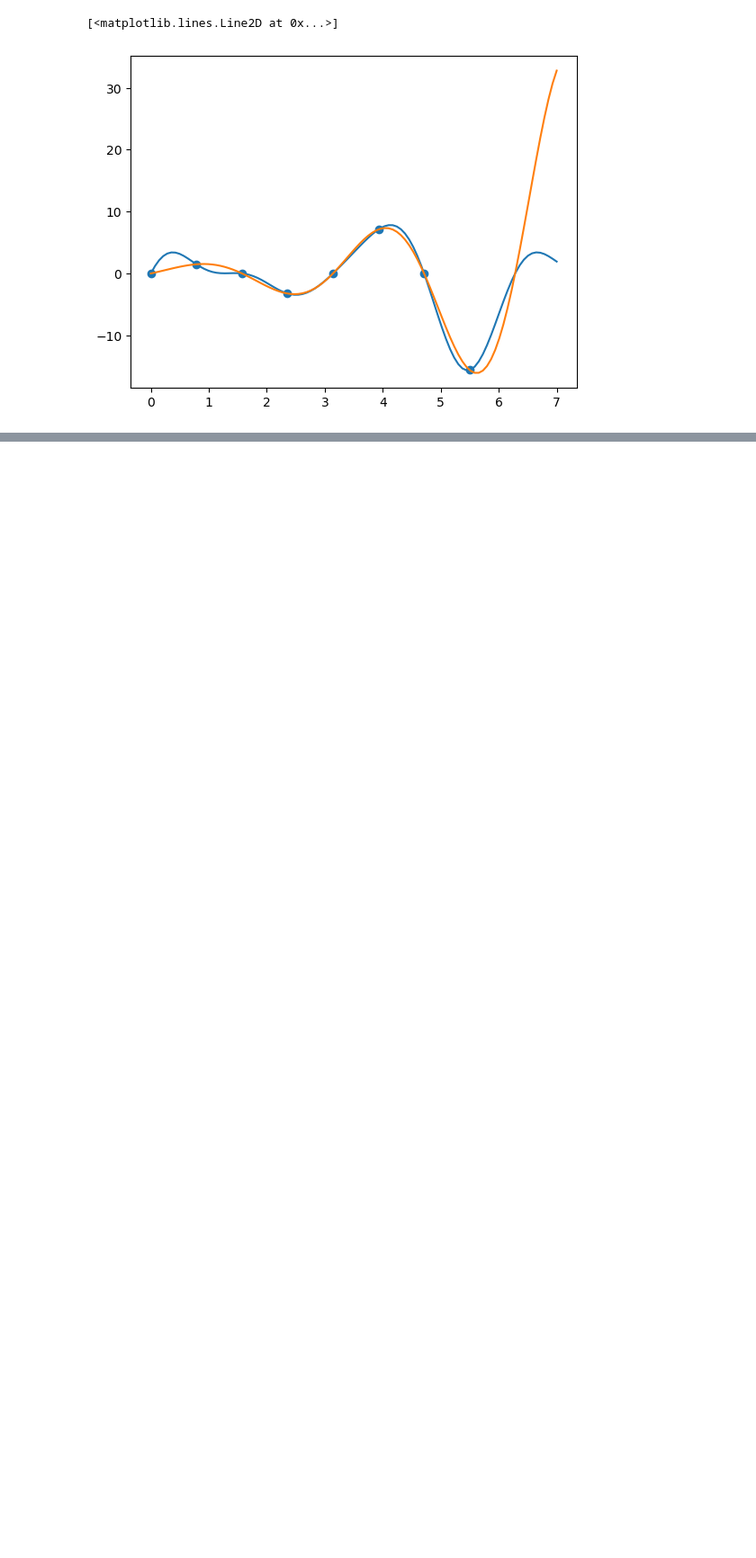
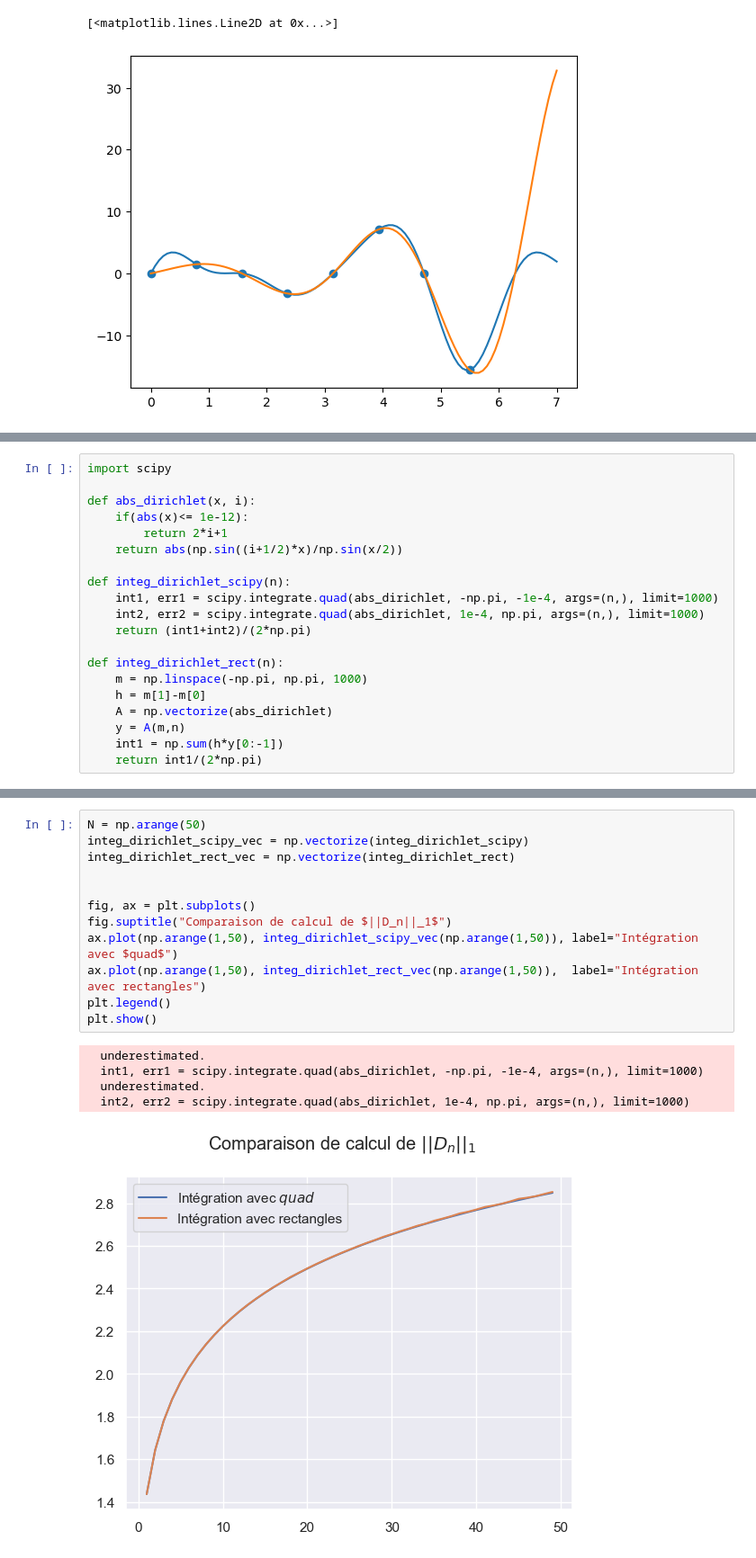
Before and after one commit to PolTibau/Fourier-Discrete, a Jupyter notebook: TP/TP2.ipynb, the cells around one changed output, grey strips where cells are left out. Shown at 90% size. Saved outputs shown, nothing was run; the diff lists cells and outputs as text; blank space fills up the shorter version.

```diff
--- a/TP/TP2.ipynb
+++ b/TP/TP2.ipynb
@@ -306,0 +379,20 @@ ax.plot(S, f(S), label="True function")
+# %%
+import scipy
+
+def abs_dirichlet(x, i):
+    if(abs(x)<= 1e-12):
+        return 2*i+1
+    return abs(np.sin((i+1/2)*x)/np.sin(x/2))
+
+def integ_dirichlet_scipy(n):
+    int1, err1 = scipy.integrate.quad(abs_dirichlet, -np.pi, -1e-4, args=(n,), limit=1000)
+    int2, err2 = scipy.integrate.quad(abs_dirichlet, 1e-4, np.pi, args=(n,), limit=1000)
+    return (int1+int2)/(2*np.pi)
+
+def integ_dirichlet_rect(n):
+    m = np.linspace(-np.pi, np.pi, 1000)
+    h = m[1]-m[0]
+    A = np.vectorize(abs_dirichlet)
+    y = A(m,n)
+    int1 = np.sum(h*y[0:-1])
+    return int1/(2*np.pi)
@@ -306,0 +402,18 @@ ax.plot(S, f(S), label="True function")
+# %%
+N = np.arange(50)
+integ_dirichlet_scipy_vec = np.vectorize(integ_dirichlet_scipy)
+integ_dirichlet_rect_vec = np.vectorize(integ_dirichlet_rect)
+
+
+fig, ax = plt.subplots()
+fig.suptitle("Comparaison de calcul de $||D_n||_1$")
+ax.plot(np.arange(1,50), integ_dirichlet_scipy_vec(np.arange(1,50)), label="Intégration avec $quad$")
+ax.plot(np.arange(1,50), integ_dirichlet_rect_vec(np.arange(1,50)),  label="Intégration avec rectangles")
+plt.legend()
+plt.show()
+# %% [output]
+  underestimated.
+  int1, err1 = scipy.integrate.quad(abs_dirichlet, -np.pi, -1e-4, args=(n,), limit=1000)
+  underestimated.
+  int2, err2 = scipy.integrate.quad(abs_dirichlet, 1e-4, np.pi, args=(n,), limit=1000)
+[figure, added]
```
Also changed, not shown: parts of 12 cells of this notebook.
